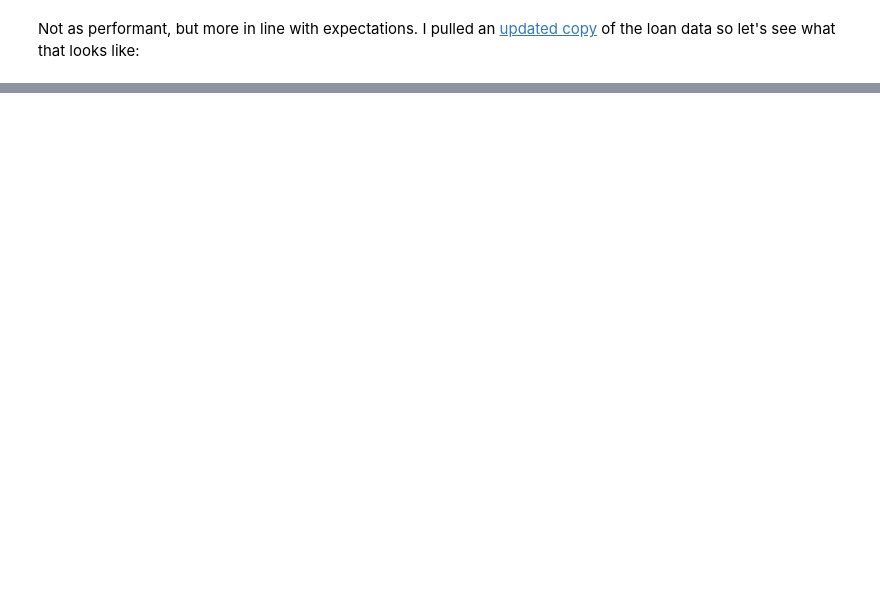
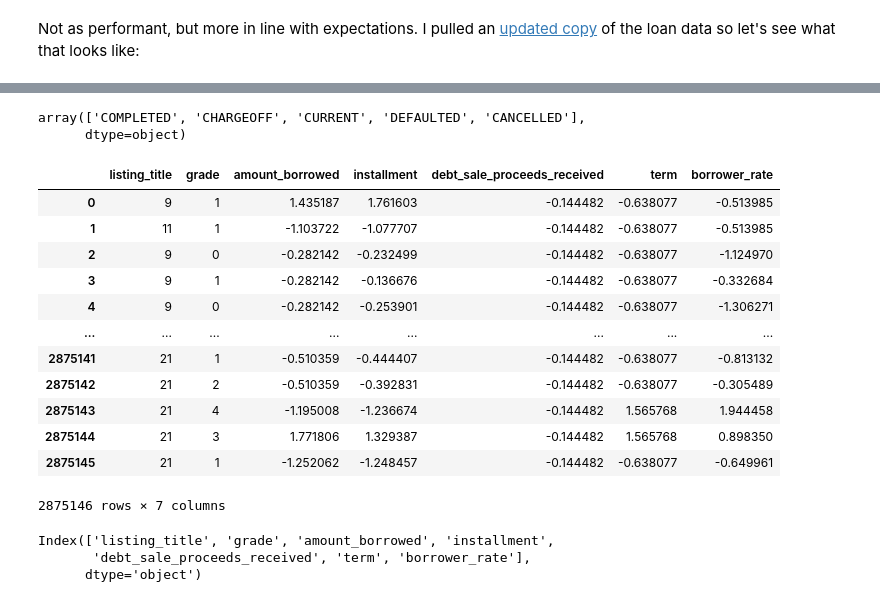
Before and after one commit to whitgroves/fintech-bootcamp-at-home, a Jupyter notebook: project-1-risky-business.ipynb, the cells around one changed output, grey strips where cells are left out. Cells and saved outputs as stored; diff of their text form; code cells hidden in the pictures; blank space fills up the shorter version.

```diff
--- a/project-1-risky-business.ipynb
+++ b/project-1-risky-business.ipynb
@@ -1067,0 +1128,39 @@ Fitting 2 folds for each of 8 candidates, totalling 16 fits
+# %%
+p2p_data.loan_status_description.unique()
+# %% [output]
+array(['COMPLETED', 'CHARGEOFF', 'CURRENT', 'DEFAULTED', 'CANCELLED'],
+      dtype=object)
+# %%
+p2p_drop = ['loan_number', 'principal_balance', 'principal_paid', 'interest_paid', 'late_fees_paid', 'days_past_due', 'data_source']
+# %%
+p2p_ymap = {
+    'COMPLETED' : 1,
+    'CHARGEOFF' : 0,
+    'CURRENT'   : 1,
+    'DEFAULTED' : 0,
+    'CANCELLED' : 0,
+}
+# %%
+p2p_X, p2p_Y = preprocess_classifier('./data/Master_Loan_Summary.csv', 'loan_status_description', p2p_ymap, drop_columns=p2p_drop)
+# %%
+p2p_X
+# %% [output]
+|  | listing_title | grade | amount_borrowed | installment | debt_sale_proceeds_received | term | borrower_rate |
+| 0 | 9 | 1 | 1.435187 | 1.761603 | -0.144482 | -0.638077 | -0.513985 |
+| 1 | 11 | 1 | -1.103722 | -1.077707 | -0.144482 | -0.638077 | -0.513985 |
+| 2 | 9 | 0 | -0.282142 | -0.232499 | -0.144482 | -0.638077 | -1.124970 |
+| 3 | 9 | 1 | -0.282142 | -0.136676 | -0.144482 | -0.638077 | -0.332684 |
+| 4 | 9 | 0 | -0.282142 | -0.253901 | -0.144482 | -0.638077 | -1.306271 |
+| ... | ... | ... | ... | ... | ... | ... | ... |
+| 2875141 | 21 | 1 | -0.510359 | -0.444407 | -0.144482 | -0.638077 | -0.813132 |
+| 2875142 | 21 | 2 | -0.510359 | -0.392831 | -0.144482 | -0.638077 | -0.305489 |
+| 2875143 | 21 | 4 | -1.195008 | -1.236674 | -0.144482 | 1.565768 | 1.944458 |
+| 2875144 | 21 | 3 | 1.771806 | 1.329387 | -0.144482 | 1.565768 | 0.898350 |
+| 2875145 | 21 | 1 | -1.252062 | -1.248457 | -0.144482 | -0.638077 | -0.649961 |
+2875146 rows × 7 columns
+# %%
+p2p_X.columns
+# %% [output]
+Index(['listing_title', 'grade', 'amount_borrowed', 'installment',
+       'debt_sale_proceeds_received', 'term', 'borrower_rate'],
+      dtype='object')
```
Also changed, not shown: parts of 22 cells of this notebook.
